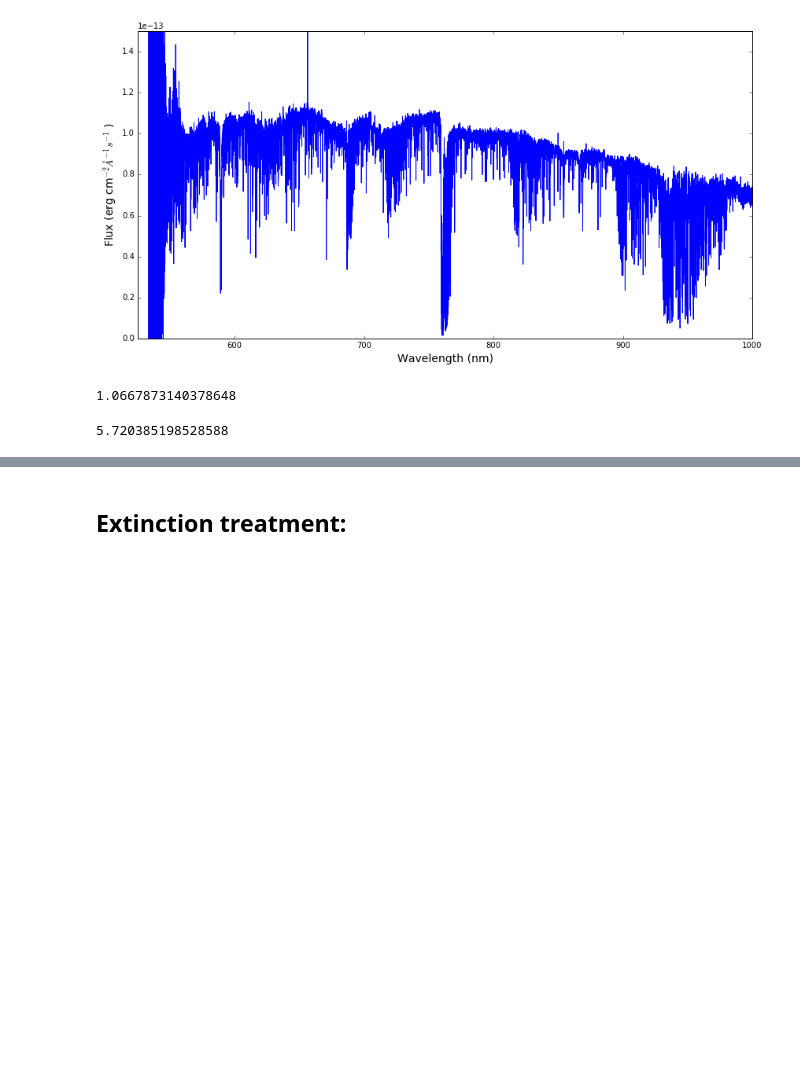
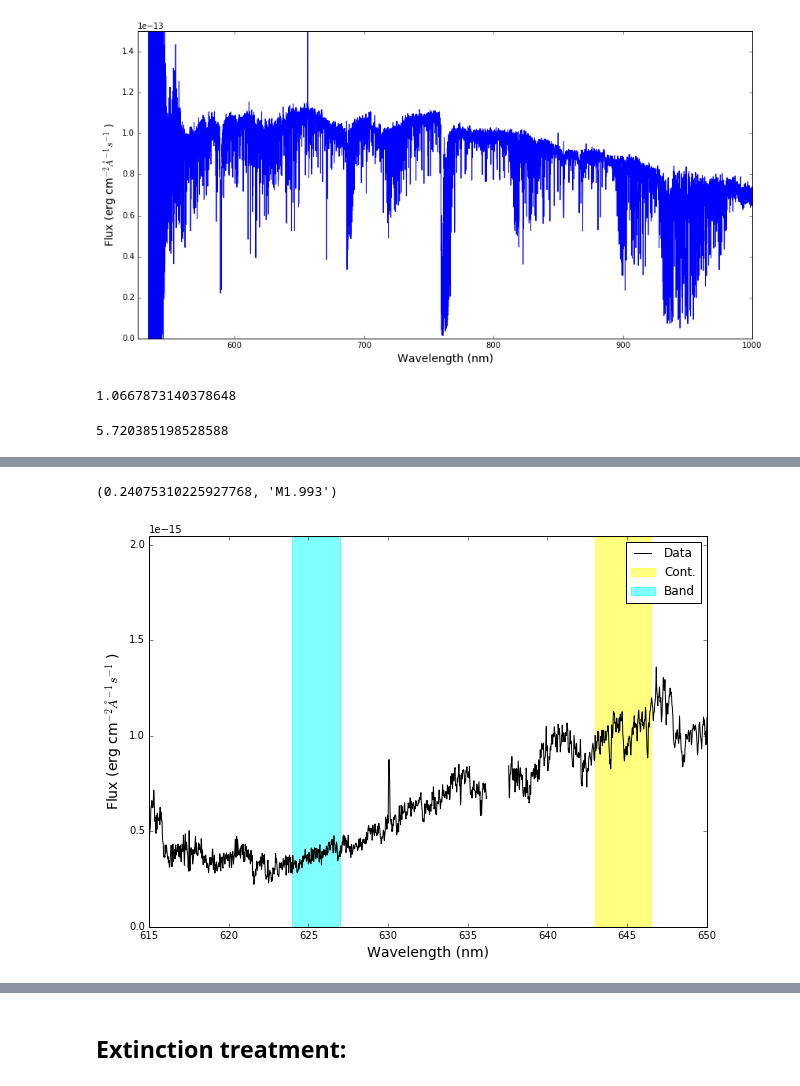
Before and after one commit to spacegal-spiff/TTauri_SpecAnalysis, a Jupyter notebook: Extinction/SpTy_Av_Veiling.ipynb, the cells around one changed output, grey strips where cells are left out. Saved outputs shown, nothing was run; the diff lists cells and outputs as text; code cells hidden in the pictures; blank space fills up the shorter version.

```diff
--- a/Extinction/SpTy_Av_Veiling.ipynb
+++ b/Extinction/SpTy_Av_Veiling.ipynb
@@ -186,0 +344,5 @@ def spindexcalc(wv, fl, spindex):
+# %%
+spindexcalc(wv_v, fl_v, 'TiO6250', plot=True)
+# %% [output]
+(0.24075310225927768, 'M1.993')
+[figure, added]
```
Also changed, not shown: parts of 31 cells of this notebook.
